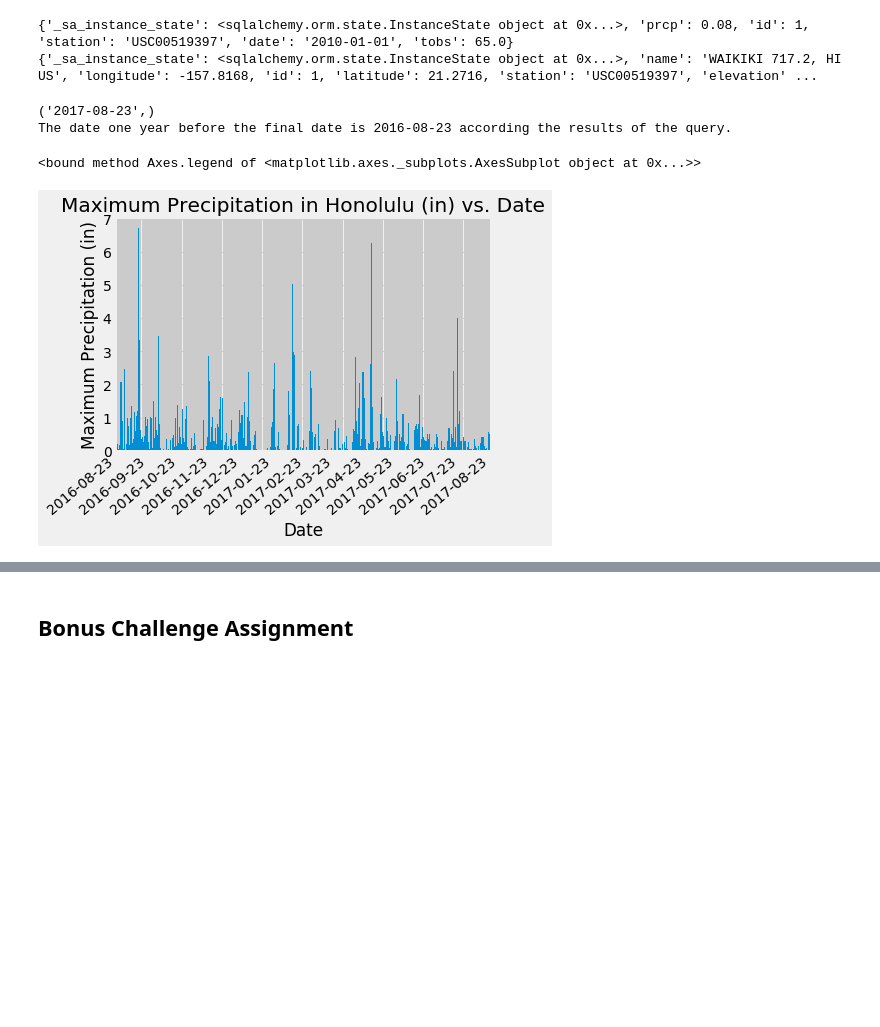
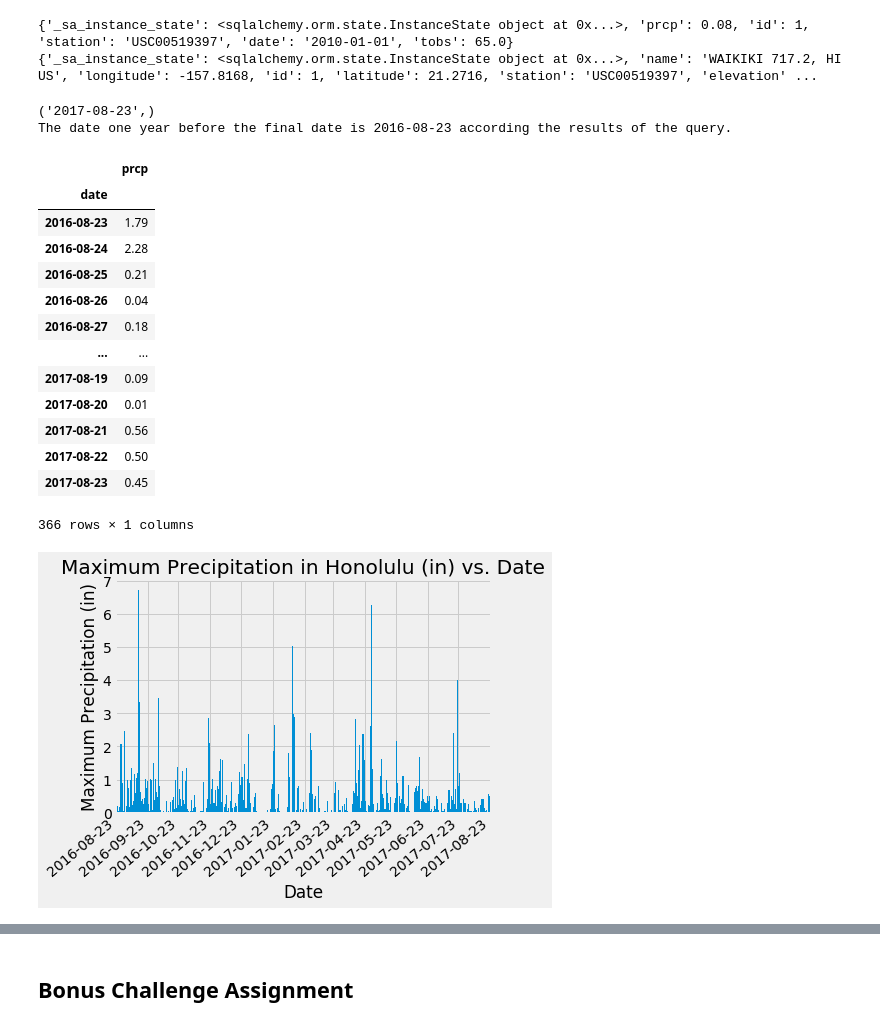
Before and after one commit to Gendo90/sqlalchemy-challenge, a Jupyter notebook: climate_starter.ipynb, the cells around one changed output, grey strips where cells are left out. Cells and saved outputs as stored; diff of their text form; code cells hidden in the pictures; blank space fills up the shorter version.

Commit message:
feat: Add some fancier formatting for tick marks and gridlines for the max precipitation bar chart

```diff
--- a/climate_starter.ipynb
+++ b/climate_starter.ipynb
@@ -72,38 +73,63 @@ last_year_precipitation_df = pd.DataFrame(last_year_precipitation)
 
 # clean data by dropping null values
 last_year_precipitation_df = last_year_precipitation_df.dropna()
 
 # now change the "date" column to the dateteme data type
 last_year_precipitation_df.date = pd.to_datetime(last_year_precipitation_df.date)
 
 # then group by the date and get the maximum value, which also sets the "date"
 # column to the index
 max_precipitation_df = last_year_precipitation_df.groupby("date").max()
 
 # Sort the dataframe by date - should already be sorted, but just double-check
 max_precipitation_df = max_precipitation_df.sort_values(by = "date")
 
+
 # Use Pandas Plotting with Matplotlib to plot the data
+# max_precipitation_df_plot = max_precipitation_df.copy()
+# max_precipitation_df_plot.index = mdates.date2num(max_precipitation_df_plot.index)
+# print(max_precipitation_df_plot)
 #first, try to get months index value and put them in the x-ticks list
 month_index_values = []
 month_values = []
 for i, date in enumerate(max_precipitation_df.index):
     if(date.day == max_precipitation_df.index[0].day):
         month_index_values.append(i)
         month_values.append(date)
 
+#copy of month_values to be used for the tick locations after the first list is expended for the xtick labels
+month_values2 = month_values[:]
+
 precip_axes = max_precipitation_df.plot(kind="bar", y="prcp", width=1, title="Maximum Precipitation in Honolulu (in) vs. Date", legend=False)
-precip_axes.set_xticklabels([month_values.pop(0).strftime("%Y-%m-%d") if(i in month_index_values) else "" for i in range(len(avg_precipitation_df.index))],
-                           rotation=40, ha="right")
+
+precip_axes.xaxis.minorTicks = precip_axes.xaxis.majorTicks
+precip_axes.set_xticklabels([month_values.pop(0).strftime("%Y-%m-%d") for i in range(len(avg_precipitation_df.index)) if(i in month_index_values)],
+                            rotation=40, ha="right")
+
+
+# print(plt.axis()) - used to determine the units for the x-axis, since datetime could not be compared to float!
+precip_axes.set_xticks([(month_values2.pop(0)-max_precipitation_df.index[0]).days for i in range(len(max_precipitation_df.index)) if(i in month_index_values)])
 precip_axes.set_xlabel("Date")
 precip_axes.set_ylabel("Maximum Precipitation (in)")
-precip_axes.legend
 
-# max_precipitation_df.head(50)
+max_precipitation_df
 # %% [output]
 ('2017-08-23',)
 The date one year before the final date is 2016-08-23 according the results of the query.
+|  | prcp |
+| date |  |
+| 2016-08-23 | 1.79 |
+| 2016-08-24 | 2.28 |
+| 2016-08-25 | 0.21 |
+| 2016-08-26 | 0.04 |
+| 2016-08-27 | 0.18 |
+| ... | ... |
+| 2017-08-19 | 0.09 |
+| 2017-08-20 | 0.01 |
+| 2017-08-21 | 0.56 |
+| 2017-08-22 | 0.50 |
+| 2017-08-23 | 0.45 |
-<bound method Axes.legend of <matplotlib.axes._subplots.AxesSubplot object at 0x...>>
+366 rows × 1 columns
 [figure]
 # %%
 # Use Pandas to calculate the summary statistics for the precipitation data
```
Also changed, not shown: parts of 2 cells of this notebook.
